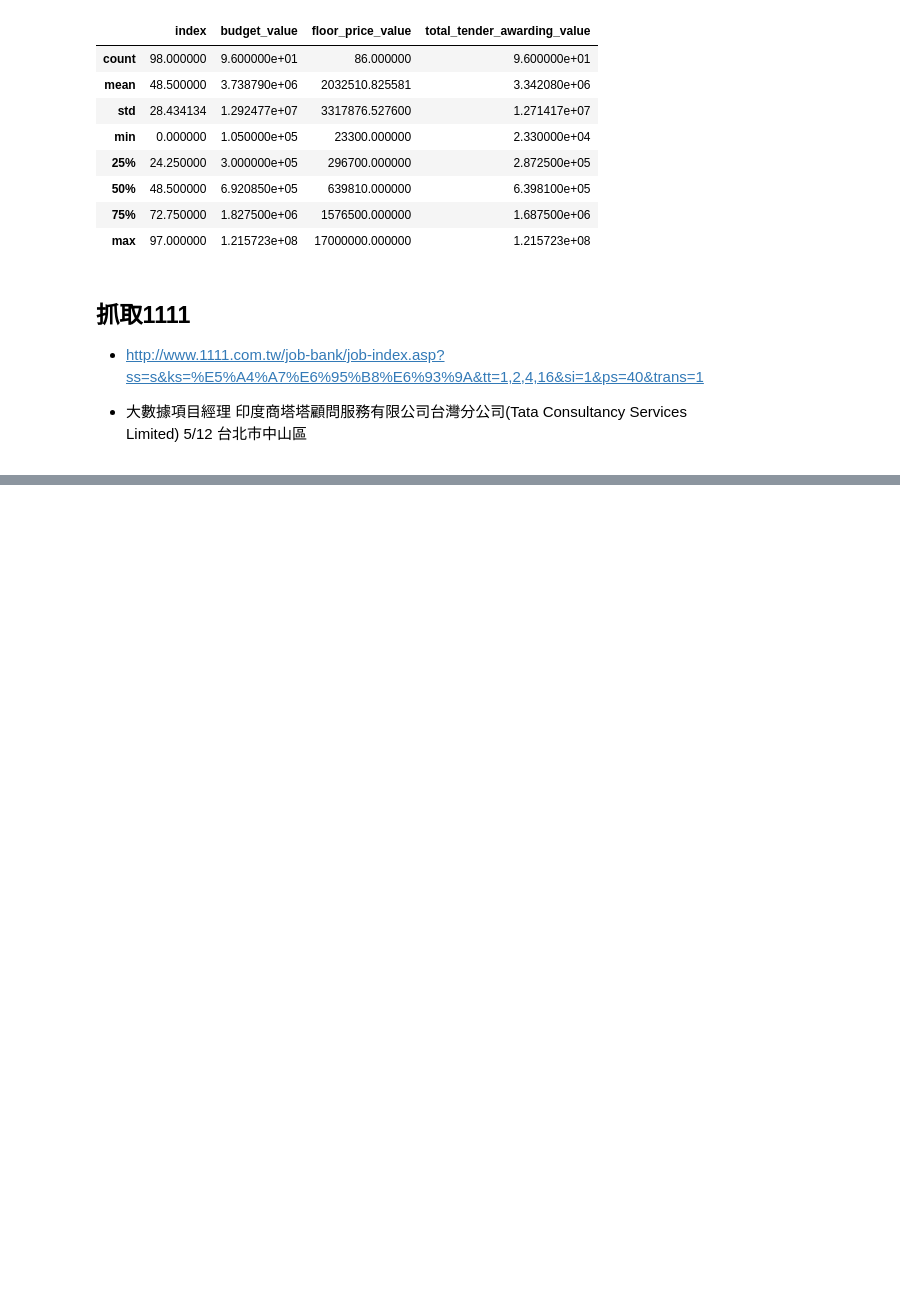
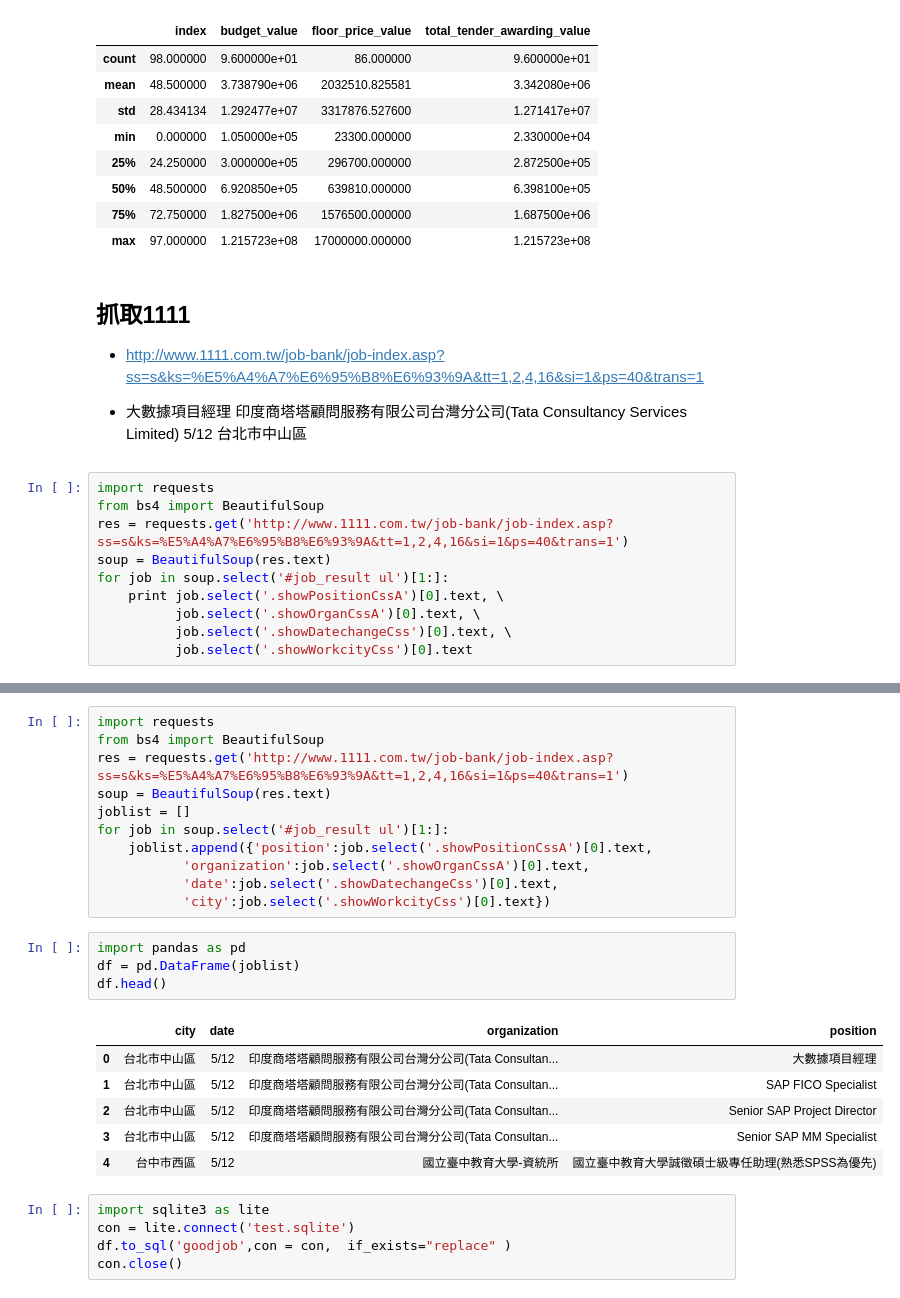
Before and after one commit to ywchiu/pythonetl, a Jupyter notebook: 20160512Demo.ipynb, the cells around one changed output, grey strips where cells are left out. Saved outputs shown, nothing was run; the diff lists cells and outputs as text; blank space fills up the shorter version.

```diff
--- a/20160512Demo.ipynb
+++ b/20160512Demo.ipynb
@@ -1078,3 +1078,13 @@ df.describe()
 
 
 - 大數據項目經理 印度商塔塔顧問服務有限公司台灣分公司(Tata Consultancy Services Limited) 5/12 台北市中山區
+# %%
+import requests
+from bs4 import BeautifulSoup
+res = requests.get('http://www.1111.com.tw/job-bank/job-index.asp?ss=s&ks=%E5%A4%A7%E6%95%B8%E6%93%9A&tt=1,2,4,16&si=1&ps=40&trans=1')
+soup = BeautifulSoup(res.text)
+for job in soup.select('#job_result ul')[1:]:
+    print job.select('.showPositionCssA')[0].text, \
+          job.select('.showOrganCssA')[0].text, \
+          job.select('.showDatechangeCss')[0].text, \
+          job.select('.showWorkcityCss')[0].text
@@ -1080,0 +1109,27 @@ df.describe()
+# %%
+import requests
+from bs4 import BeautifulSoup
+res = requests.get('http://www.1111.com.tw/job-bank/job-index.asp?ss=s&ks=%E5%A4%A7%E6%95%B8%E6%93%9A&tt=1,2,4,16&si=1&ps=40&trans=1')
+soup = BeautifulSoup(res.text)
+joblist = []
+for job in soup.select('#job_result ul')[1:]:
+    joblist.append({'position':job.select('.showPositionCssA')[0].text,
+           'organization':job.select('.showOrganCssA')[0].text,
+           'date':job.select('.showDatechangeCss')[0].text,
+           'city':job.select('.showWorkcityCss')[0].text})
+# %%
+import pandas as pd
+df = pd.DataFrame(joblist)
+df.head()
+# %% [output]
+|  | city | date | organization | position |
+| 0 | 台北市中山區 | 5/12 | 印度商塔塔顧問服務有限公司台灣分公司(Tata Consultan... | 大數據項目經理 |
+| 1 | 台北市中山區 | 5/12 | 印度商塔塔顧問服務有限公司台灣分公司(Tata Consultan... | SAP FICO Specialist |
+| 2 | 台北市中山區 | 5/12 | 印度商塔塔顧問服務有限公司台灣分公司(Tata Consultan... | Senior SAP Project Director |
+| 3 | 台北市中山區 | 5/12 | 印度商塔塔顧問服務有限公司台灣分公司(Tata Consultan... | Senior SAP MM Specialist |
+| 4 | 台中市西區 | 5/12 | 國立臺中教育大學-資統所 | 國立臺中教育大學誠徵碩士級專任助理(熟悉SPSS為優先) |
+# %%
+import sqlite3 as lite
+con = lite.connect('test.sqlite')
+df.to_sql('goodjob',con = con,  if_exists="replace" )
+con.close()
```
Also changed, not shown: parts of 1 cell of this notebook.
